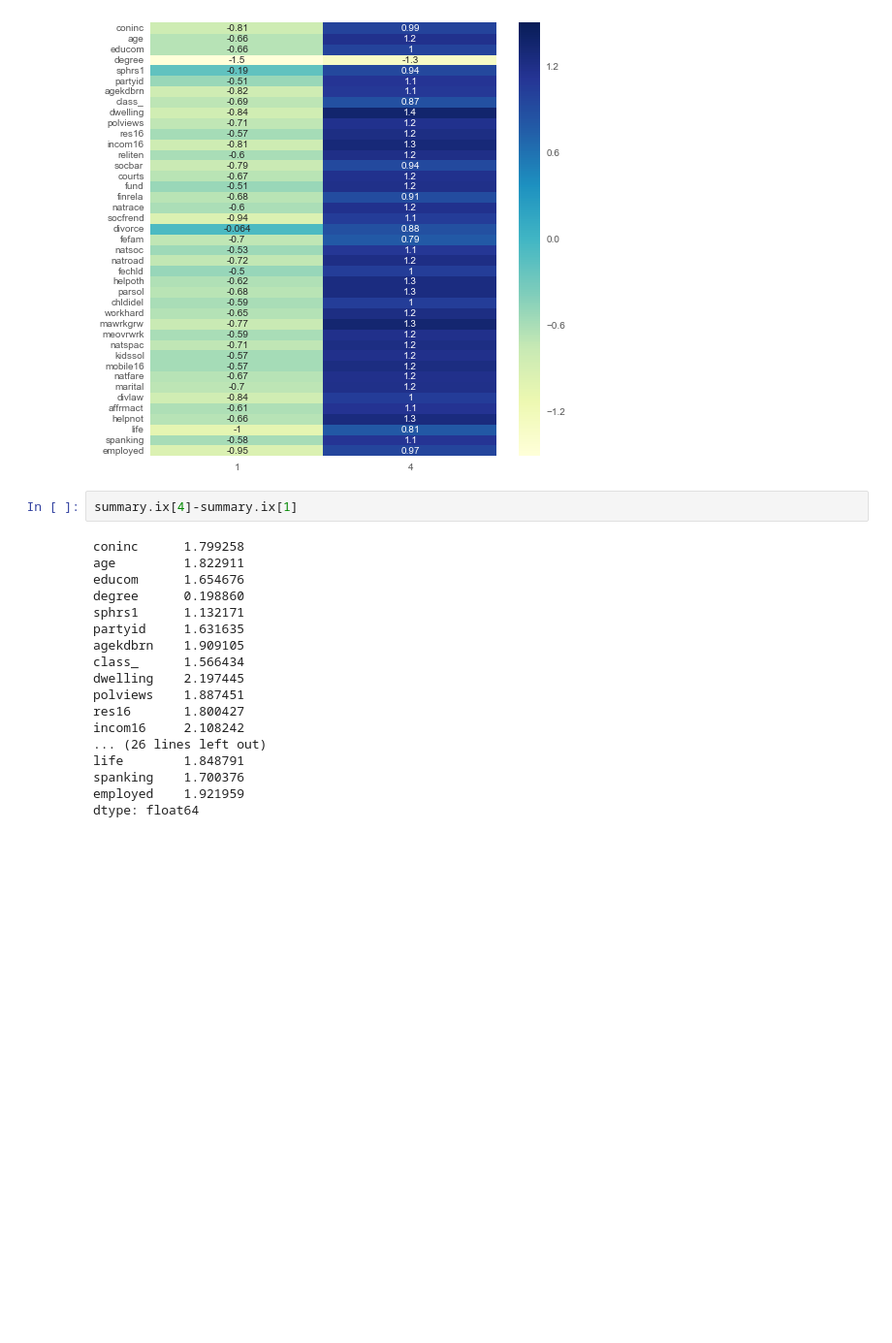
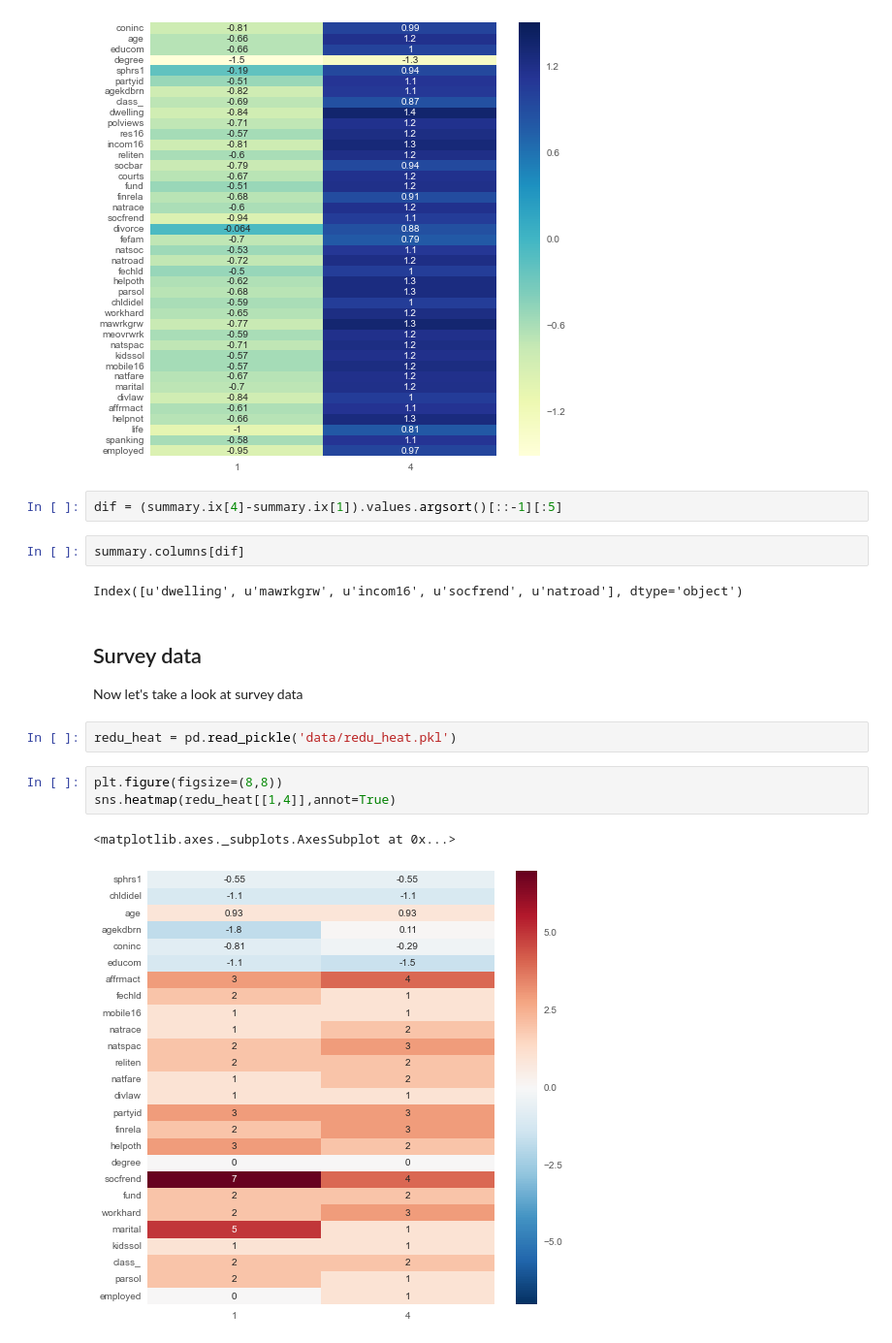
Before and after one commit to banjopickin/women_workforce, a Jupyter notebook: heat_map_analysis.ipynb, the cells around one changed output. Shown at 97% size. Saved outputs shown, nothing was run; the diff lists cells and outputs as text; blank space fills up the shorter version.

Commit message:
heat map analysis done

```diff
--- a/heat_map_analysis.ipynb
+++ b/heat_map_analysis.ipynb
@@ -85,22 +86,20 @@ sns.heatmap(summary.ix[[1,4]].T,cmap="YlGnBu",annot=True)
 <matplotlib.axes._subplots.AxesSubplot at 0x...>
 [figure]
 # %%
-summary.ix[4]-summary.ix[1]
+dif = (summary.ix[4]-summary.ix[1]).values.argsort()[::-1][:5]
-# %% [output]
-coninc      1.799258
-age         1.822911
-educom      1.654676
-degree      0.198860
-sphrs1      1.132171
-partyid     1.631635
-agekdbrn    1.909105
-class_      1.566434
-dwelling    2.197445
-polviews    1.887451
-res16       1.800427
-incom16     2.108242
-... (26 lines left out)
-life        1.848791
-spanking    1.700376
-employed    1.921959
-dtype: float64
+# %%
+summary.columns[dif]
+# %% [output]
+Index([u'dwelling', u'mawrkgrw', u'incom16', u'socfrend', u'natroad'], dtype='object')
+# %% [markdown]
+## Survey data
+
+Now let's take a look at survey data
+# %%
+redu_heat = pd.read_pickle('data/redu_heat.pkl')
+# %%
+plt.figure(figsize=(8,8))
+sns.heatmap(redu_heat[[1,4]],annot=True)
+# %% [output]
+<matplotlib.axes._subplots.AxesSubplot at 0x...>
+[figure, added]
```
Also changed, not shown: parts of 5 cells of this notebook, 1 other file.
